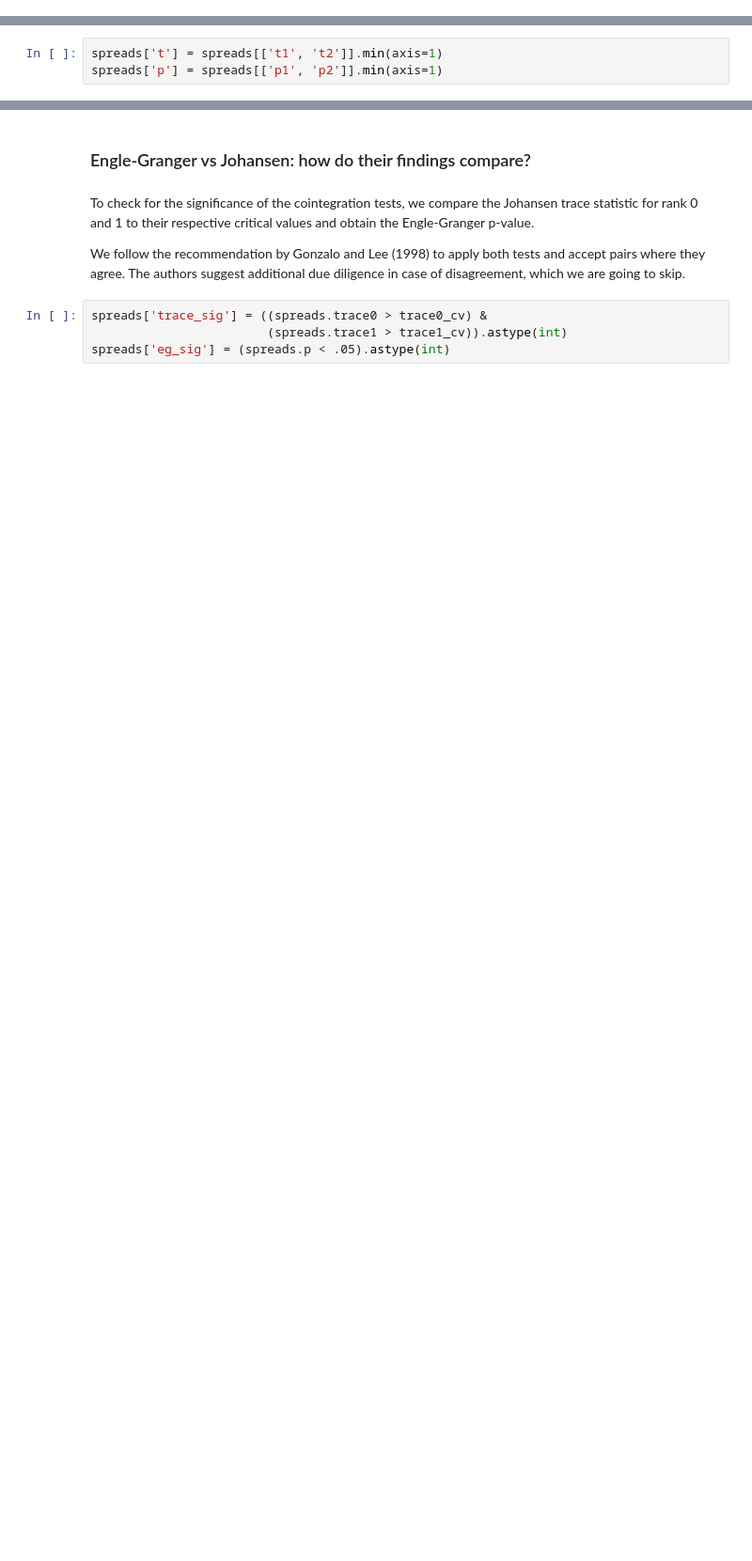
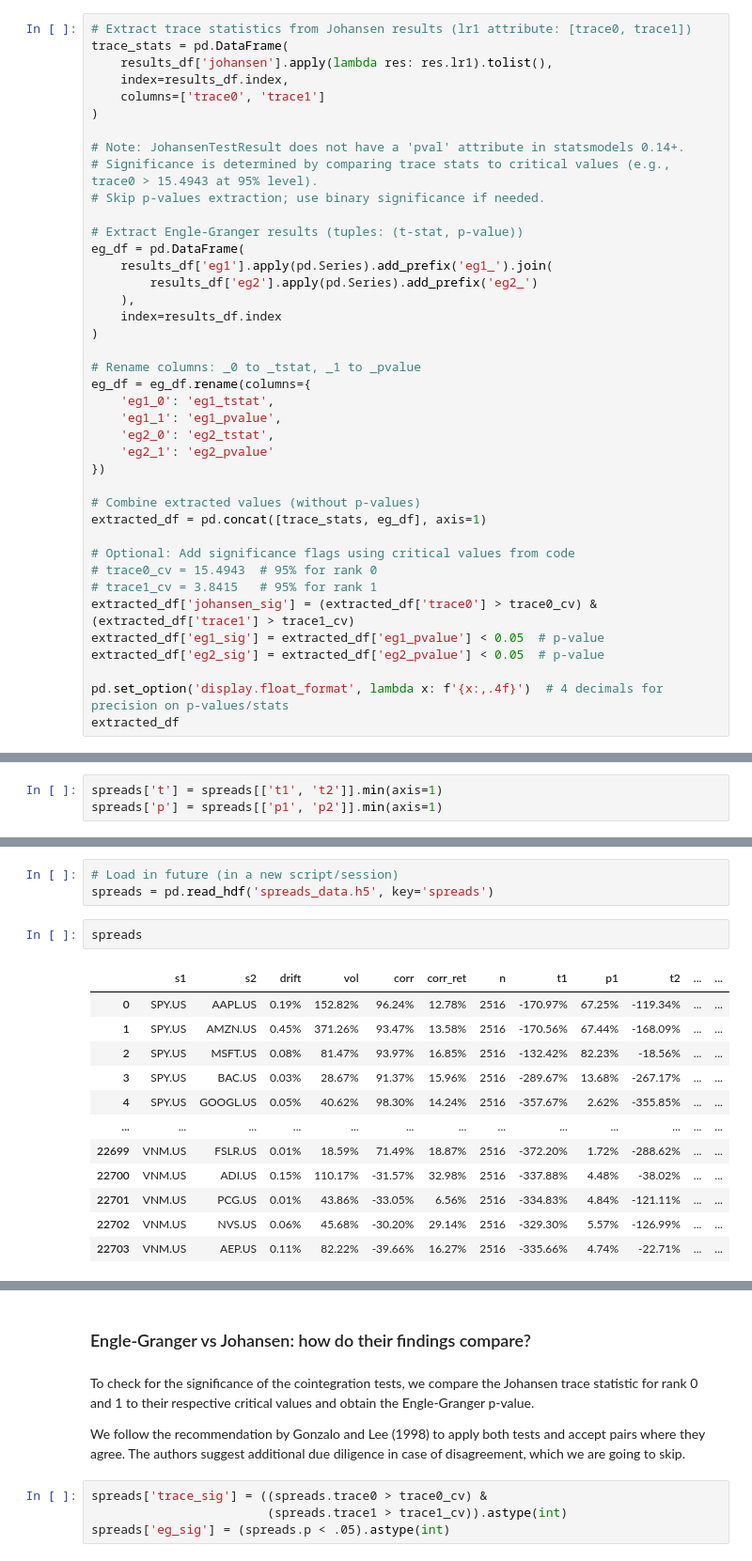
Before and after one commit to alanwnl/machine-learning-for-trading, a Jupyter notebook: 09_time_series_models/05_cointegration_tests.ipynb, the cells around one changed output, grey strips where cells are left out. Shown at 94% size. Cells and saved outputs as stored; diff of their text form; blank space fills up the shorter version.

```diff
--- a/09_time_series_models/05_cointegration_tests.ipynb
+++ b/09_time_series_models/05_cointegration_tests.ipynb
@@ -539,0 +761,40 @@ results_df
+# %%
+# Extract trace statistics from Johansen results (lr1 attribute: [trace0, trace1])
+trace_stats = pd.DataFrame(
+    results_df['johansen'].apply(lambda res: res.lr1).tolist(),
+    index=results_df.index,
+    columns=['trace0', 'trace1']
+)
+
+# Note: JohansenTestResult does not have a 'pval' attribute in statsmodels 0.14+.
+# Significance is determined by comparing trace stats to critical values (e.g., trace0 > 15.4943 at 95% level).
+# Skip p-values extraction; use binary significance if needed.
+
+# Extract Engle-Granger results (tuples: (t-stat, p-value))
+eg_df = pd.DataFrame(
+    results_df['eg1'].apply(pd.Series).add_prefix('eg1_').join(
+        results_df['eg2'].apply(pd.Series).add_prefix('eg2_')
+    ),
+    index=results_df.index
+)
+
+# Rename columns: _0 to _tstat, _1 to _pvalue
+eg_df = eg_df.rename(columns={
+    'eg1_0': 'eg1_tstat',
+    'eg1_1': 'eg1_pvalue',
+    'eg2_0': 'eg2_tstat',
+    'eg2_1': 'eg2_pvalue'
+})
+
+# Combine extracted values (without p-values)
+extracted_df = pd.concat([trace_stats, eg_df], axis=1)
+
+# Optional: Add significance flags using critical values from code
+# trace0_cv = 15.4943  # 95% for rank 0
+# trace1_cv = 3.8415   # 95% for rank 1
+extracted_df['johansen_sig'] = (extracted_df['trace0'] > trace0_cv) & (extracted_df['trace1'] > trace1_cv)
+extracted_df['eg1_sig'] = extracted_df['eg1_pvalue'] < 0.05  # p-value
+extracted_df['eg2_sig'] = extracted_df['eg2_pvalue'] < 0.05  # p-value
+
+pd.set_option('display.float_format', lambda x: f'{x:,.4f}')  # 4 decimals for precision on p-values/stats
+extracted_df
@@ -705,0 +1048,18 @@ spreads['p'] = spreads[['p1', 'p2']].min(axis=1)
+# %%
+# Load in future (in a new script/session)
+spreads = pd.read_hdf('spreads_data.h5', key='spreads')
+# %%
+spreads
+# %% [output]
+|  | s1 | s2 | drift | vol | corr | corr_ret | n | t1 | p1 | t2 | ... | ... |
+| 0 | SPY.US | AAPL.US | 0.19% | 152.82% | 96.24% | 12.78% | 2516 | -170.97% | 67.25% | -119.34% | ... | ... |
+| 1 | SPY.US | AMZN.US | 0.45% | 371.26% | 93.47% | 13.58% | 2516 | -170.56% | 67.44% | -168.09% | ... | ... |
+| 2 | SPY.US | MSFT.US | 0.08% | 81.47% | 93.97% | 16.85% | 2516 | -132.42% | 82.23% | -18.56% | ... | ... |
+| 3 | SPY.US | BAC.US | 0.03% | 28.67% | 91.37% | 15.96% | 2516 | -289.67% | 13.68% | -267.17% | ... | ... |
+| 4 | SPY.US | GOOGL.US | 0.05% | 40.62% | 98.30% | 14.24% | 2516 | -357.67% | 2.62% | -355.85% | ... | ... |
+| ... | ... | ... | ... | ... | ... | ... | ... | ... | ... | ... | ... | ... |
+| 22699 | VNM.US | FSLR.US | 0.01% | 18.59% | 71.49% | 18.87% | 2516 | -372.20% | 1.72% | -288.62% | ... | ... |
+| 22700 | VNM.US | ADI.US | 0.15% | 110.17% | -31.57% | 32.98% | 2516 | -337.88% | 4.48% | -38.02% | ... | ... |
+| 22701 | VNM.US | PCG.US | 0.01% | 43.86% | -33.05% | 6.56% | 2516 | -334.83% | 4.84% | -121.11% | ... | ... |
+| 22702 | VNM.US | NVS.US | 0.06% | 45.68% | -30.20% | 29.14% | 2516 | -329.30% | 5.57% | -126.99% | ... | ... |
+| 22703 | VNM.US | AEP.US | 0.11% | 82.22% | -39.66% | 16.27% | 2516 | -335.66% | 4.74% | -22.71% | ... | ... |
```
Also changed, not shown: parts of 50 cells of this notebook.
